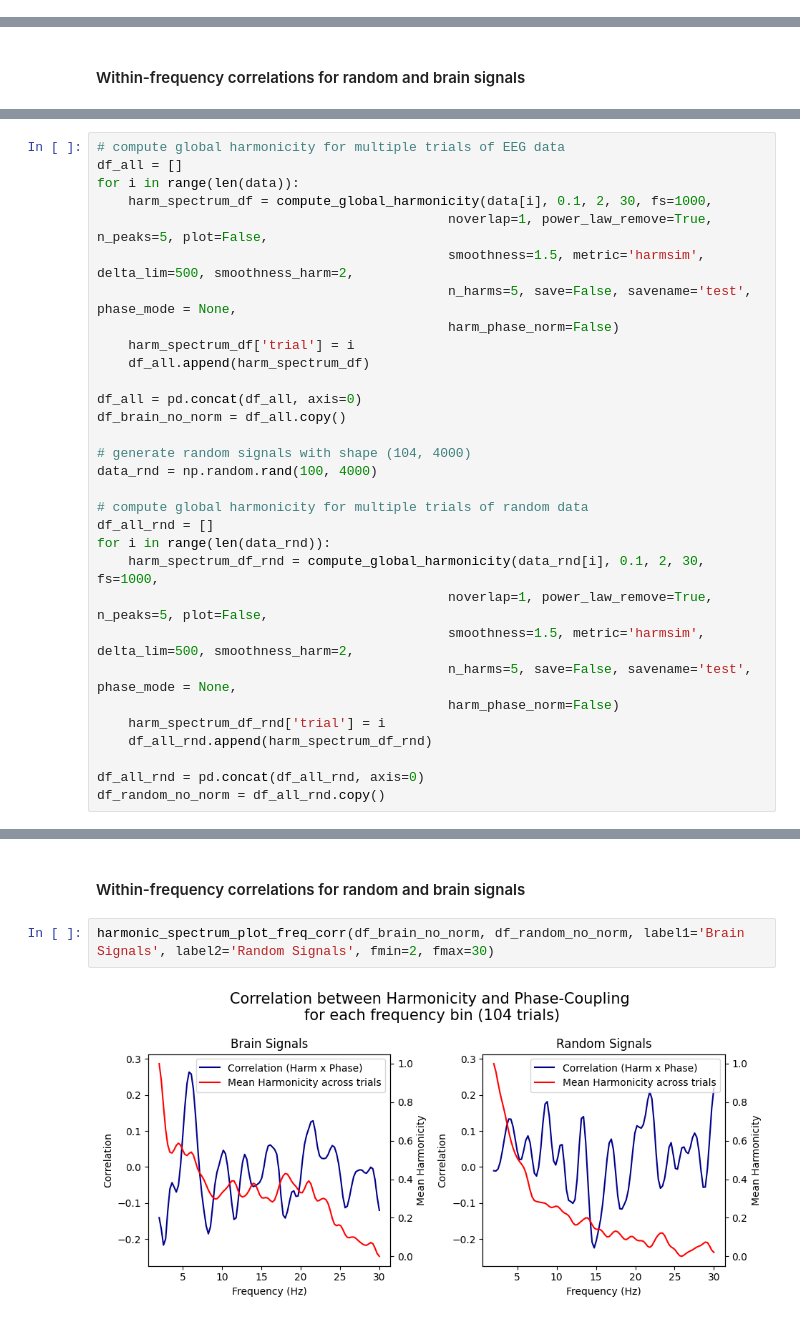
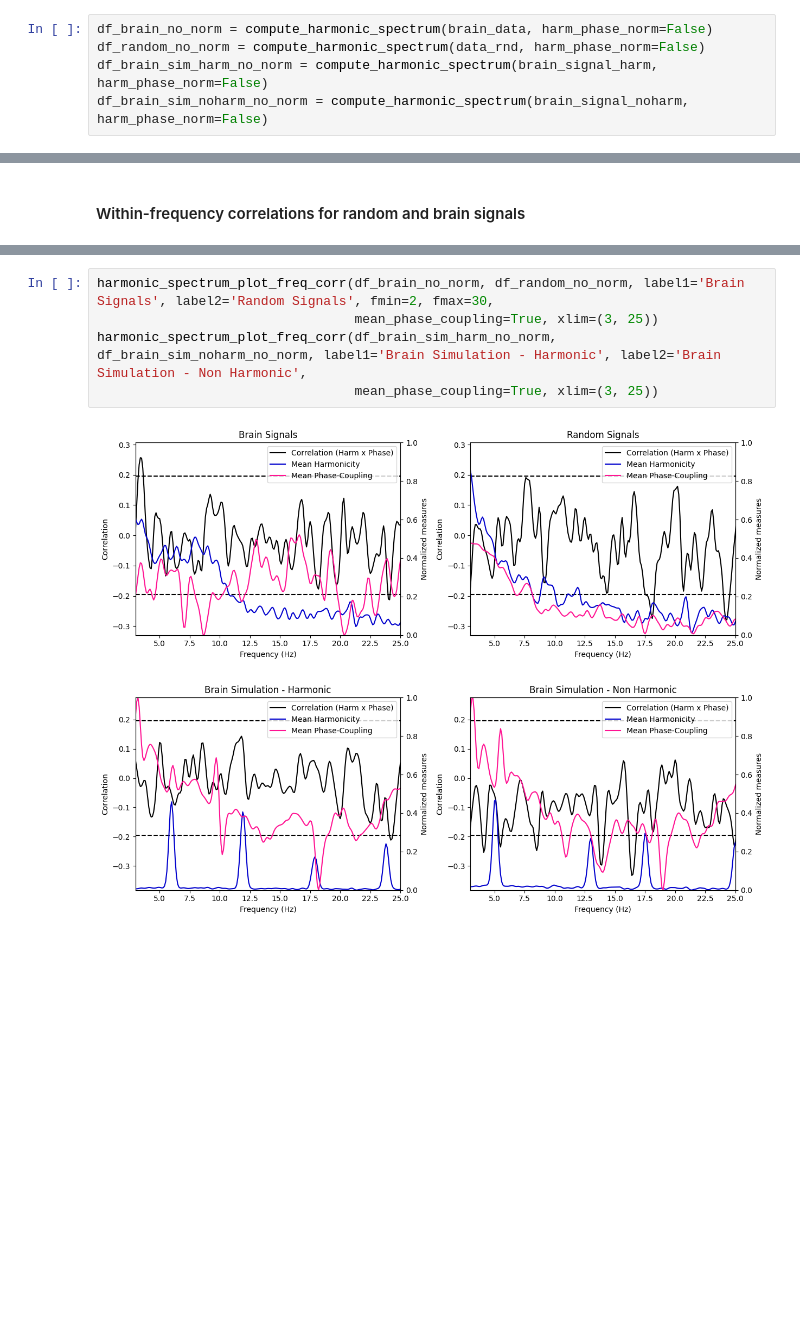
Before and after one commit to AntoineBellemare/biotuner, a Jupyter notebook: examples/harmonic_spectrum/harmonic_spectrum.ipynb, the cells around one changed output, grey strips where cells are left out. Cells and saved outputs as stored; diff of their text form; blank space fills up the shorter version.

Commit message:
harmonic spectrum

```diff
--- a/examples/harmonic_spectrum/harmonic_spectrum.ipynb
+++ b/examples/harmonic_spectrum/harmonic_spectrum.ipynb
@@ -71,2 +173,7 @@ df_random_norm = df_all_rnd.copy()
+# %%
+df_brain_no_norm = compute_harmonic_spectrum(brain_data, harm_phase_norm=False)
+df_random_no_norm = compute_harmonic_spectrum(data_rnd, harm_phase_norm=False)
+df_brain_sim_harm_no_norm = compute_harmonic_spectrum(brain_signal_harm, harm_phase_norm=False)
+df_brain_sim_noharm_no_norm = compute_harmonic_spectrum(brain_signal_noharm, harm_phase_norm=False)
 # %% [markdown]
 #### Correlation between averaged harmonicity and phase-coupling spectrum for random and brain signals
@@ -114,31 +205,0 @@ These results suggest that the relationship between these two measures in the br
-# %%
-# compute global harmonicity for multiple trials of EEG data
-df_all = []
-for i in range(len(data)):
-    harm_spectrum_df = compute_global_harmonicity(data[i], 0.1, 2, 30, fs=1000,
-                                             noverlap=1, power_law_remove=True, n_peaks=5, plot=False,
-                                             smoothness=1.5, metric='harmsim', delta_lim=500, smoothness_harm=2,
-                                             n_harms=5, save=False, savename='test', phase_mode = None,
-                                             harm_phase_norm=False)
-    harm_spectrum_df['trial'] = i
-    df_all.append(harm_spectrum_df)
-
-df_all = pd.concat(df_all, axis=0)
-df_brain_no_norm = df_all.copy()
-
-# generate random signals with shape (104, 4000)
-data_rnd = np.random.rand(100, 4000)
-
-# compute global harmonicity for multiple trials of random data
-df_all_rnd = []
-for i in range(len(data_rnd)):
-    harm_spectrum_df_rnd = compute_global_harmonicity(data_rnd[i], 0.1, 2, 30, fs=1000,
-                                             noverlap=1, power_law_remove=True, n_peaks=5, plot=False,
-                                             smoothness=1.5, metric='harmsim', delta_lim=500, smoothness_harm=2,
-                                             n_harms=5, save=False, savename='test', phase_mode = None,
-                                             harm_phase_norm=False)
-    harm_spectrum_df_rnd['trial'] = i
-    df_all_rnd.append(harm_spectrum_df_rnd)
-
-df_all_rnd = pd.concat(df_all_rnd, axis=0)
-df_random_no_norm = df_all_rnd.copy()
@@ -160,6 +206,8 @@ harmonic_spectrum_plot_trial_corr(df_brain_no_norm, df_random_no_norm)
-# %% [markdown]
-#### Within-frequency correlations for random and brain signals
 # %%
-harmonic_spectrum_plot_freq_corr(df_brain_no_norm, df_random_no_norm, label1='Brain Signals', label2='Random Signals', fmin=2, fmax=30)
+harmonic_spectrum_plot_freq_corr(df_brain_no_norm, df_random_no_norm, label1='Brain Signals', label2='Random Signals', fmin=2, fmax=30,
+                                 mean_phase_coupling=True, xlim=(3, 25))
+harmonic_spectrum_plot_freq_corr(df_brain_sim_harm_no_norm, df_brain_sim_noharm_no_norm, label1='Brain Simulation - Harmonic', label2='Brain Simulation - Non Harmonic',
+                                 mean_phase_coupling=True, xlim=(3, 25))
 # %% [output]
-[figure, old version]
+[figure, new version]
+[figure, added]
```
Also changed, not shown: parts of 32 cells of this notebook, 1 other file.
